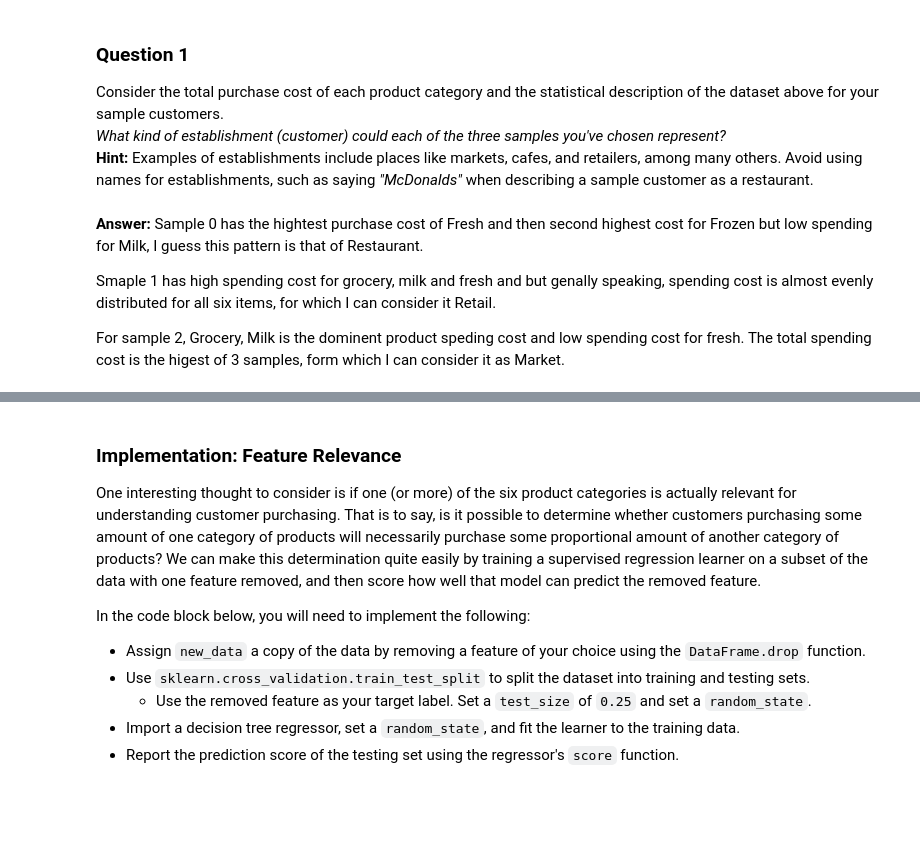
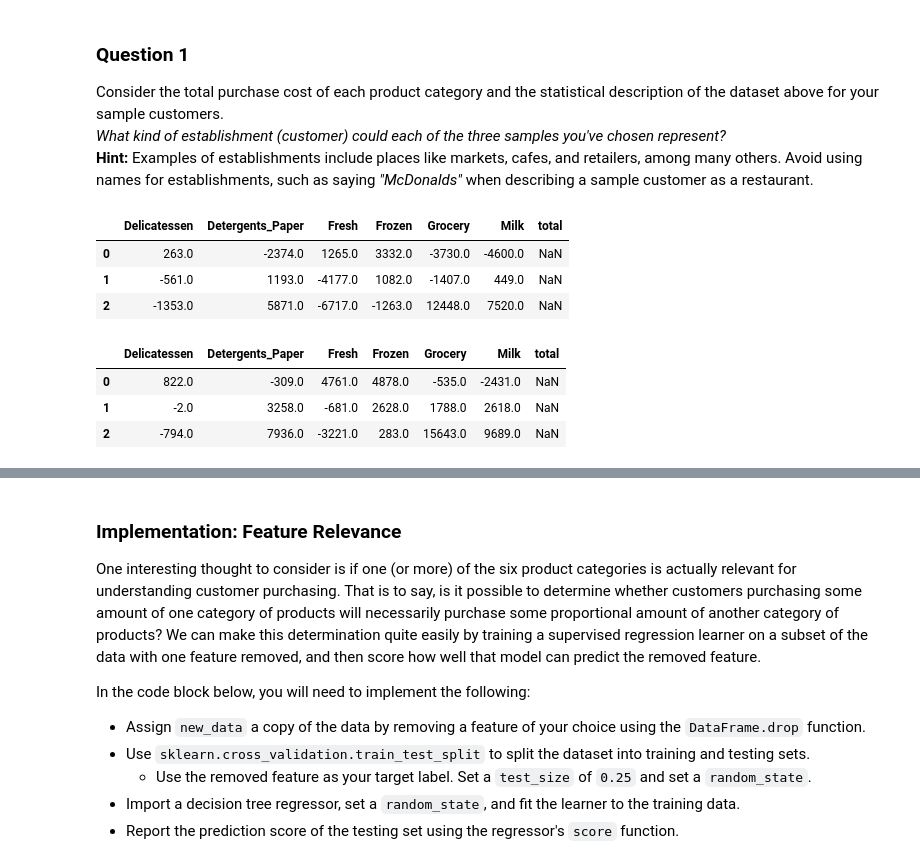
Before and after one commit to blockchain99/customer-segments, a Jupyter notebook: customer_segments_YOONSUPARK.ipynb, the cells around one changed output, grey strips where cells are left out. Cells and saved outputs as stored; diff of their text form; code cells hidden in the pictures; blank space fills up the shorter version.

```diff
--- a/customer_segments_YOONSUPARK.ipynb
+++ b/customer_segments_YOONSUPARK.ipynb
@@ -388,11 +388,17 @@ Categrized cost-wise frequency : Delicatessen
 Consider the total purchase cost of each product category and the statistical description of the dataset above for your sample customers.
 *What kind of establishment (customer) could each of the three samples you've chosen represent?*
 **Hint:** Examples of establishments include places like markets, cafes, and retailers, among many others. Avoid using names for establishments, such as saying *"McDonalds"* when describing a sample customer as a restaurant.
-# %% [markdown]
-**Answer:**
-Sample 0 has the hightest purchase cost of Fresh and then second highest cost for Frozen but low spending for Milk, I guess this
-pattern is that of Restaurant.
-
-Smaple 1 has high spending cost for grocery, milk and fresh and but genally speaking, spending cost is almost evenly distributed for all six items, for which I can consider it Retail.
-
-For sample 2, Grocery, Milk is the dominent product speding cost and low spending cost for fresh. The total spending cost is the higest of 3 samples, form which I can consider it as Market.
+# %%
+display(samples - data.mean().round())
+# %% [output]
+|  | Delicatessen | Detergents_Paper | Fresh | Frozen | Grocery | Milk | total |
+| 0 | 263.0 | -2374.0 | 1265.0 | 3332.0 | -3730.0 | -4600.0 | NaN |
+| 1 | -561.0 | 1193.0 | -4177.0 | 1082.0 | -1407.0 | 449.0 | NaN |
+| 2 | -1353.0 | 5871.0 | -6717.0 | -1263.0 | 12448.0 | 7520.0 | NaN |
+# %%
+display(samples - data.median().round())
+# %% [output]
+|  | Delicatessen | Detergents_Paper | Fresh | Frozen | Grocery | Milk | total |
+| 0 | 822.0 | -309.0 | 4761.0 | 4878.0 | -535.0 | -2431.0 | NaN |
+| 1 | -2.0 | 3258.0 | -681.0 | 2628.0 | 1788.0 | 2618.0 | NaN |
+| 2 | -794.0 | 7936.0 | -3221.0 | 283.0 | 15643.0 | 9689.0 | NaN |
```
Also changed, not shown: parts of 26 cells of this notebook, 1 other file.
